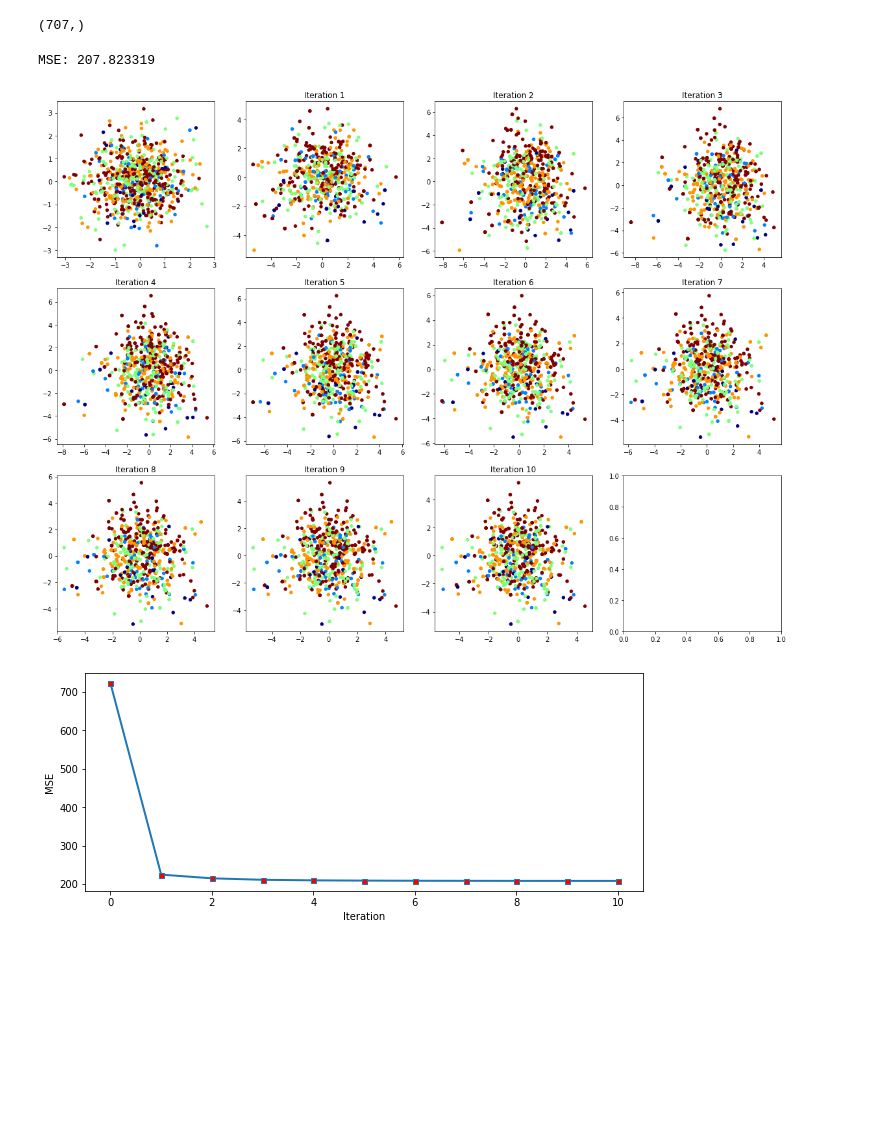
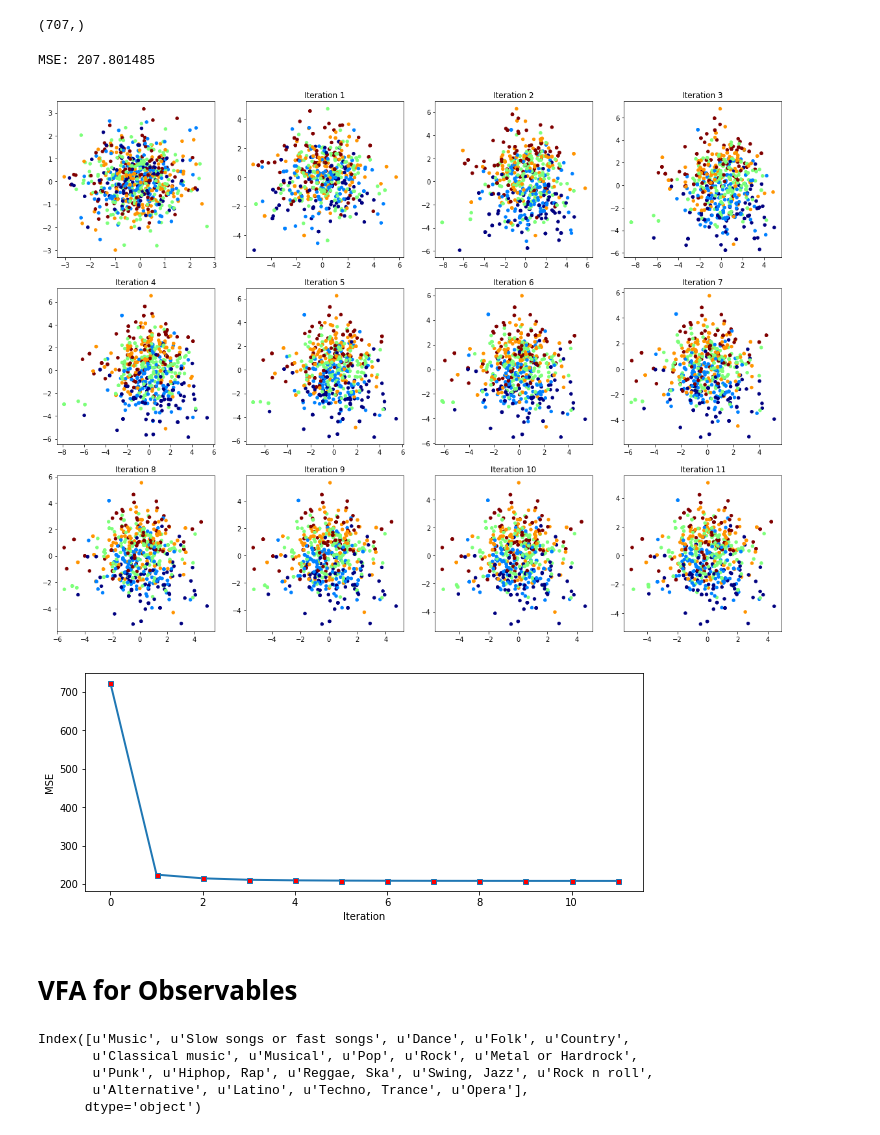
Before and after one commit to raulds77/inference_project, a Jupyter notebook: VPCA.ipynb, the cells around one changed output. Drawn from its saved outputs; the diff is of its cells as text; code cells hidden in the pictures; blank space fills up the shorter version.

Commit message:
more plots

```diff
--- a/VPCA.ipynb
+++ b/VPCA.ipynb
@@ -110,19 +112,21 @@ data_y[1].shape
 (707,)
 # %%
 
-maxit = 10
+maxit = 11
 fig, ax = plot_grid(maxit + 1)
-plot_scatter(fa.q_x.mean, personality['Friends versus money'], ax[0])
+plot_scatter(fa.q_x.mean, personality['Workaholism'], ax[0])
 fa.init()
 for i in range(maxit):
     fa.update()
     j = i + 1
-    plot_scatter(fa.q_x.mean, personality['Friends versus money'], ax[j])
+    plot_scatter(fa.q_x.mean, personality['Workaholism'], ax[j])
     ax[j].set_title('Iteration {}'.format(j))
     mse.append(fa.mse())
 plot_mse(mse)
 print('MSE: {:f}'.format(mse[-1]))
 # %% [output]
-MSE: 207.823319
+MSE: 207.801485
-[figure, old version]
+[figure, new version]
-[figure, old version]
+[figure, new version]
+# %% [markdown]
+# VFA for Observables
@@ -128,0 +146,8 @@ MSE: 207.823319
+# %%
+data['music'].columns
+# %% [output]
+Index([u'Music', u'Slow songs or fast songs', u'Dance', u'Folk', u'Country',
+       u'Classical music', u'Musical', u'Pop', u'Rock', u'Metal or Hardrock',
+       u'Punk', u'Hiphop, Rap', u'Reggae, Ska', u'Swing, Jazz', u'Rock n roll',
+       u'Alternative', u'Latino', u'Techno, Trance', u'Opera'],
+      dtype='object')
```
Also changed, not shown: parts of 10 cells of this notebook.
